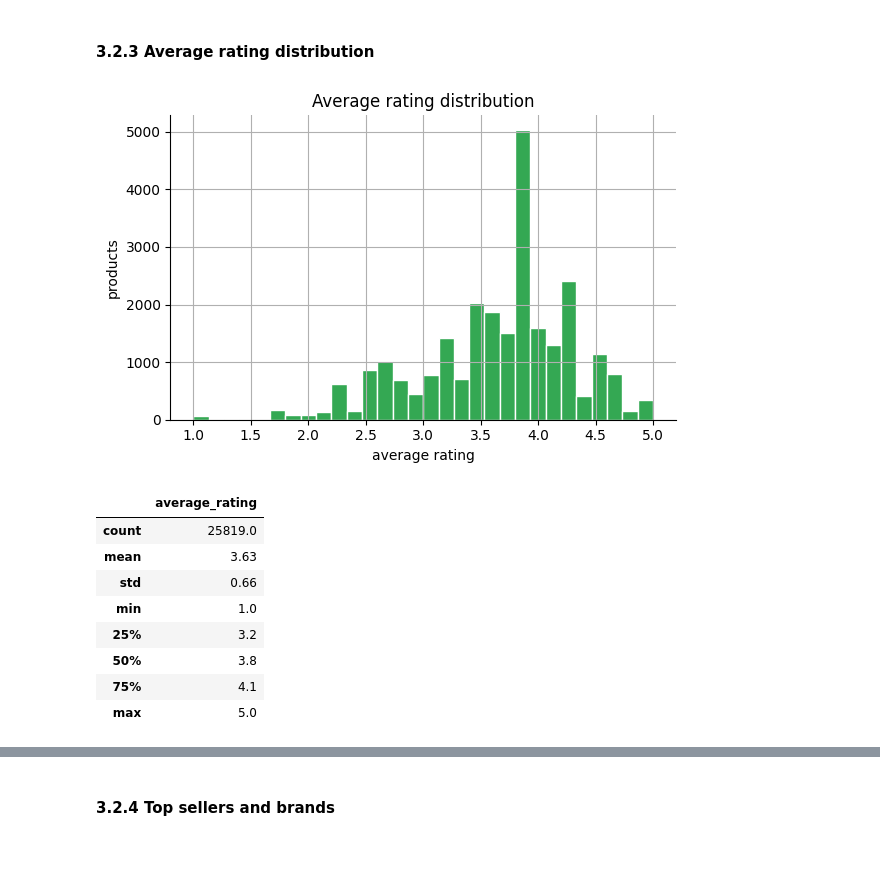
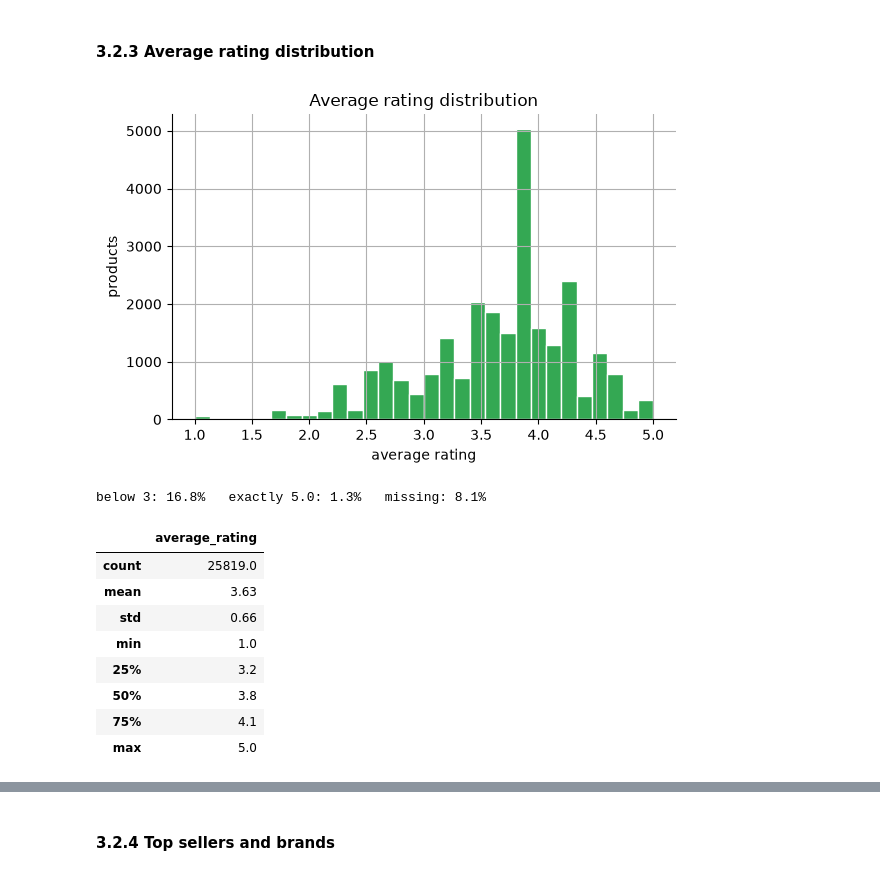
Before and after one commit to uripont/fashion-search-engine, a Jupyter notebook: notebooks/part_1.ipynb, the cells around one changed output, grey strips where cells are left out. Drawn from its saved outputs; the diff is of its cells as text; code cells hidden in the pictures.

```diff
--- a/notebooks/part_1.ipynb
+++ b/notebooks/part_1.ipynb
@@ -509,13 +581,16 @@ products[["selling_price","actual_price","discount"]].describe().round(1)
 # %%
 fig, ax = plt.subplots(figsize=(6, 4))
 products["average_rating"].dropna().hist(bins=30, ax=ax, color="#34a853", edgecolor="white")
 ax.set_xlabel("average rating"); ax.set_ylabel("products")
 ax.set_title("Average rating distribution")
 ax.spines[["top", "right"]].set_visible(False)
 fig.tight_layout(); fig.savefig(FIGURES / "rating_distribution.pdf"); plt.show()
-products["average_rating"].describe().round(2).to_frame()
+rating = products["average_rating"].dropna()
+print(f"below 3: {(rating < 3).mean():.1%}   exactly 5.0: {(rating == 5).mean():.1%}   missing: {products['average_rating'].isna().mean():.1%}")
+rating.describe().round(2).to_frame()
 # %% [output]
-[figure, old version]
+[figure, new version]
+below 3: 16.8%   exactly 5.0: 1.3%   missing: 8.1%
 |  | average_rating |
 | count | 25819.0 |
 | mean | 3.63 |
```
Also changed, not shown: parts of 33 cells of this notebook, 13 other files.
